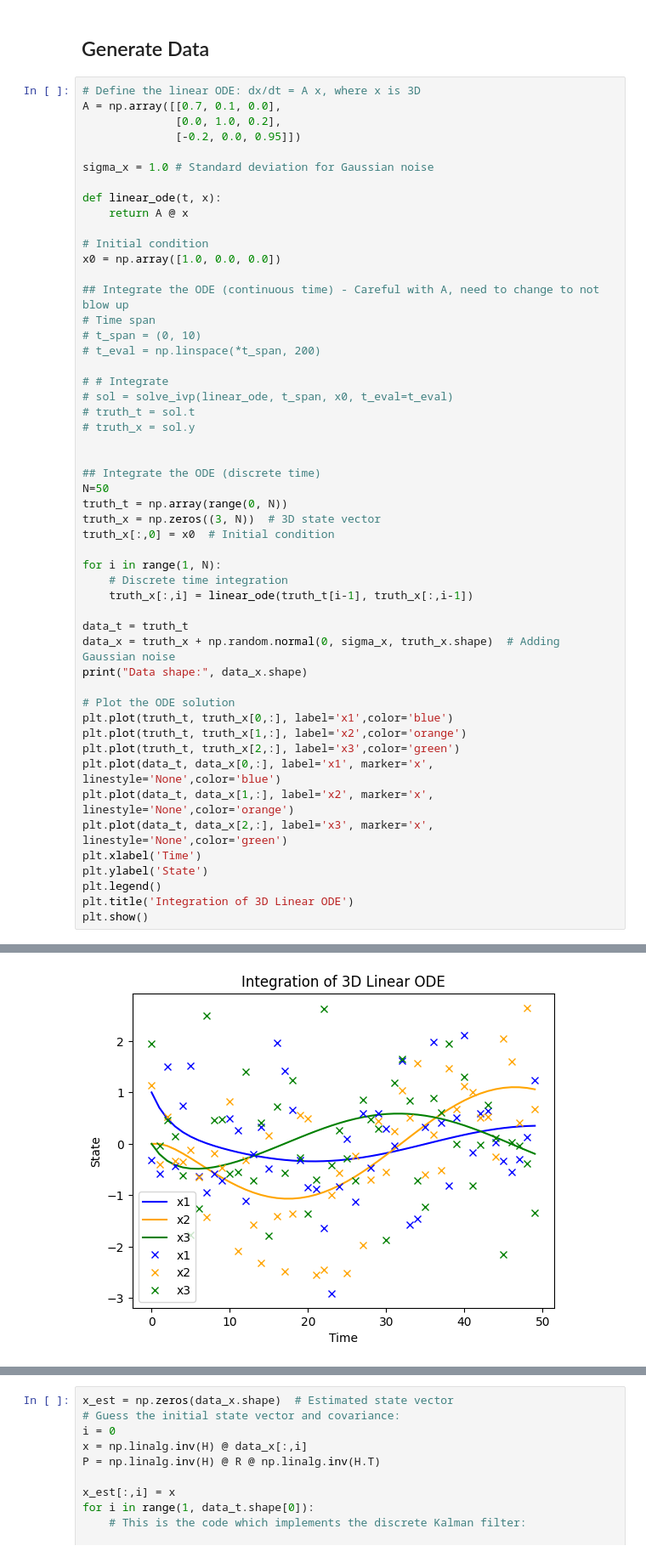
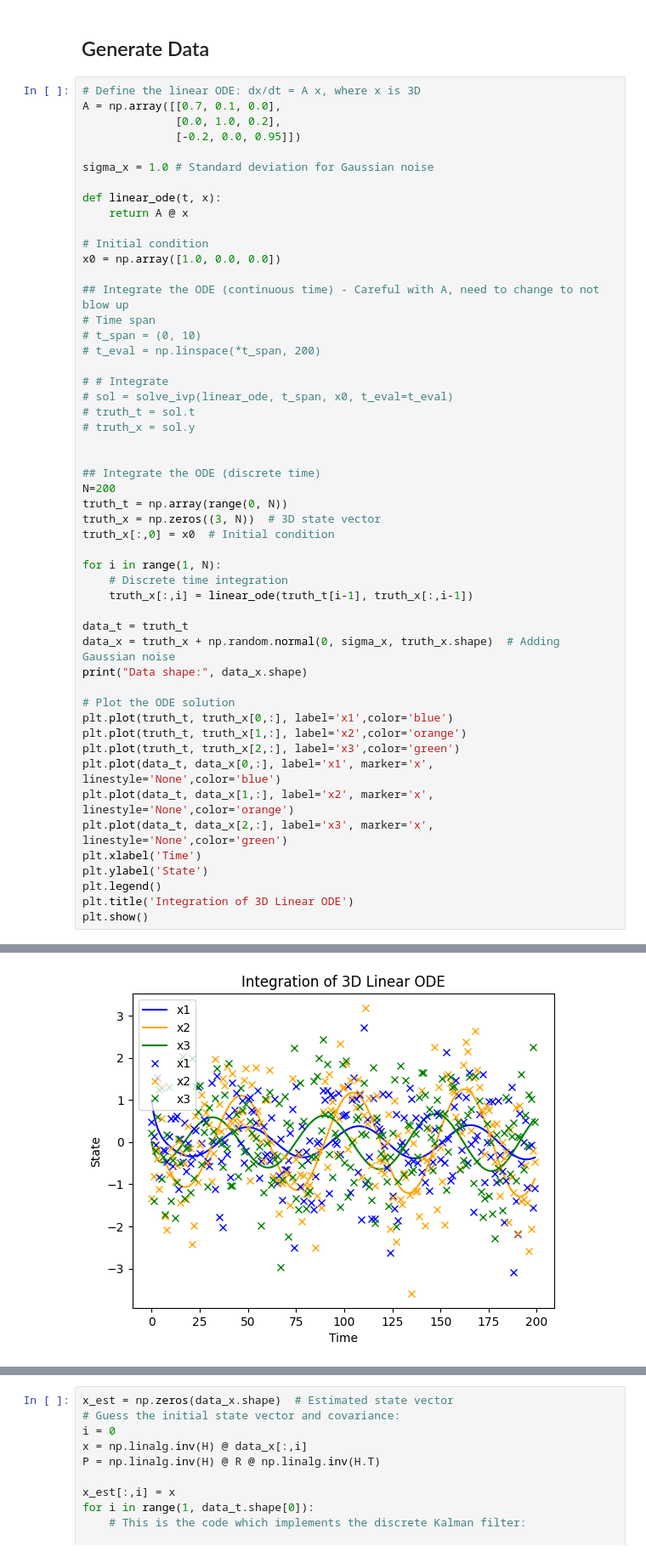
Before and after one commit to llfung/KalmanFilter-Intro, a Jupyter notebook: KalmanFilter.ipynb, the cells around one changed output, grey strips where cells are left out. Shown at 85% size. Cells and saved outputs as stored; diff of their text form.

```diff
--- a/KalmanFilter.ipynb
+++ b/KalmanFilter.ipynb
@@ -36,7 +36,7 @@ x0 = np.array([1.0, 0.0, 0.0])
 
 
 ## Integrate the ODE (discrete time)
-N=50
+N=200
 truth_t = np.array(range(0, N))
 truth_x = np.zeros((3, N))  # 3D state vector
 truth_x[:,0] = x0  # Initial condition
@@ -66,2 +66,2 @@ Data shape: (3, 50)
-[figure, old version]
+[figure, new version]
 # %% [markdown]
```
Also changed, not shown: parts of 7 cells of this notebook, 1 other file.
